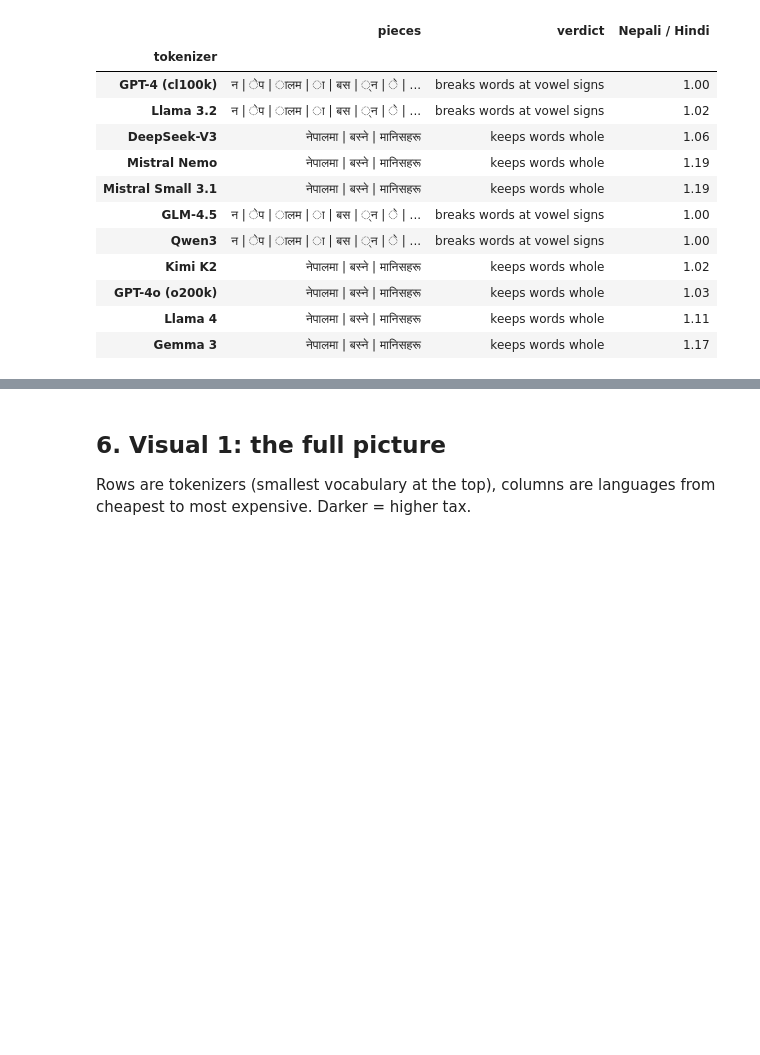
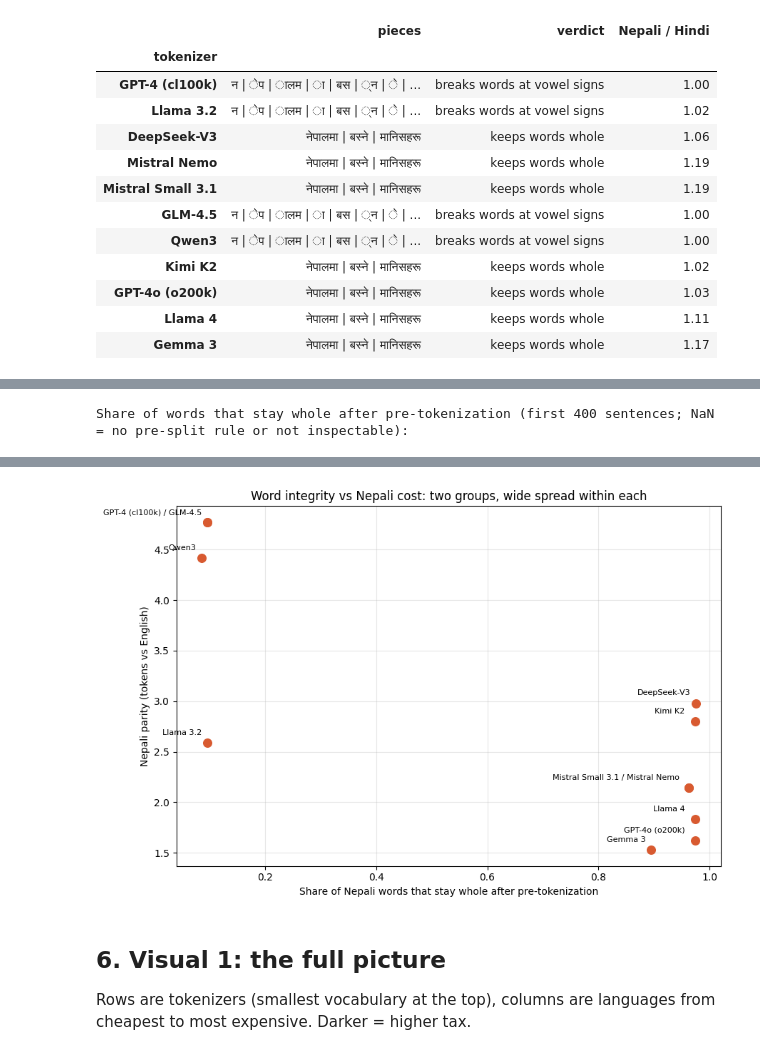
Before and after one commit to DikshyaL/Nepali-Tokenization-Tax, a Jupyter notebook: nepali_tokenization_tax.ipynb, the cells around one changed output, grey strips where cells are left out. Drawn from its saved outputs; the diff is of its cells as text; code cells hidden in the pictures; blank space fills up the shorter version.

```diff
--- a/nepali_tokenization_tax.ipynb
+++ b/nepali_tokenization_tax.ipynb
@@ -391,0 +515,53 @@ pretok
+# %%
+PUNCT_EDGE = regex.compile(r"^[\p{P}\p{S}]+|[\p{P}\p{S}]+$")
+
+def word_integrity(T, sents, n=400):
+    """Share of space-separated words that reach the tokenizer as ONE chunk (punctuation ignored)."""
+    kept = total = 0
+    for s in sents[:n]:
+        status, pieces = pretokenize_text(T, s)
+        if status != "rule":
+            return np.nan
+        core = {p.replace("▁", " ").strip() for p in pieces}
+        for w in s.split():
+            w = PUNCT_EDGE.sub("", w)
+            if not w:
+                continue
+            total += 1
+            kept += w in core
+    return kept / max(total, 1)
+
+wi_rows = []
+for tk in tk_order:
+    row = {"tokenizer": tk}
+    for lang, code in [("Nepali", "npi_Deva"), ("Hindi", "hin_Deva"), ("English", "eng_Latn")]:
+        try:
+            v = word_integrity(tokenizers[tk], data[code])
+        except Exception:
+            v = np.nan
+        row[f"{lang} words kept whole"] = round(v, 3) if v == v else np.nan
+    row["Nepali / Hindi"] = round(parity.loc[tk, "Nepali"] / parity.loc[tk, "Hindi"], 2)
+    wi_rows.append(row)
+wi = pd.DataFrame(wi_rows).set_index("tokenizer").sort_values("Nepali words kept whole")
+wi.to_csv("word_integrity.csv")
+print("Share of words that stay whole after pre-tokenization (first 400 sentences; NaN = no pre-split rule or not inspectable):")
+display(wi)
+
+ok = wi.dropna(subset=["Nepali words kept whole"])
+if len(ok) >= 3:
+    fig, ax = plt.subplots(figsize=(9, 6))
+    ax.scatter(ok["Nepali words kept whole"], parity.loc[ok.index, "Nepali"], s=70, color="#D85A30", zorder=3)
+    groups = {}    # merge the labels of tokenizers that land on the same point
+    for t, xv, yv in zip(ok.index, ok["Nepali words kept whole"], parity.loc[ok.index, "Nepali"]):
+        groups.setdefault((round(xv, 2), round(yv, 2)), []).append(t)
+    for (xv, yv), names in groups.items():
+        ax.annotate(" / ".join(names), (xv, yv), textcoords="offset points", xytext=(-8, 8), fontsize=8, ha="right")
+    ax.set_xlabel("Share of Nepali words that stay whole after pre-tokenization")
+    ax.set_ylabel("Nepali parity (tokens vs English)")
+    ax.set_title("Word integrity vs Nepali cost: two groups, wide spread within each")
+    ax.grid(alpha=0.3)
+    plt.tight_layout()
+    plt.savefig(f"{IMG_DIR}/word_integrity_vs_parity.png", dpi=150, bbox_inches="tight")
+    plt.show()
+# %% [output]
+Share of words that stay whole after pre-tokenization (first 400 sentences; NaN = no pre-split rule or not inspectable):
@@ -392,3 +581,4 @@ pretok
+[figure, added]
 # %% [markdown]
 ## 6. Visual 1: the full picture
 
```
Also changed, not shown: parts of 18 cells of this notebook.
